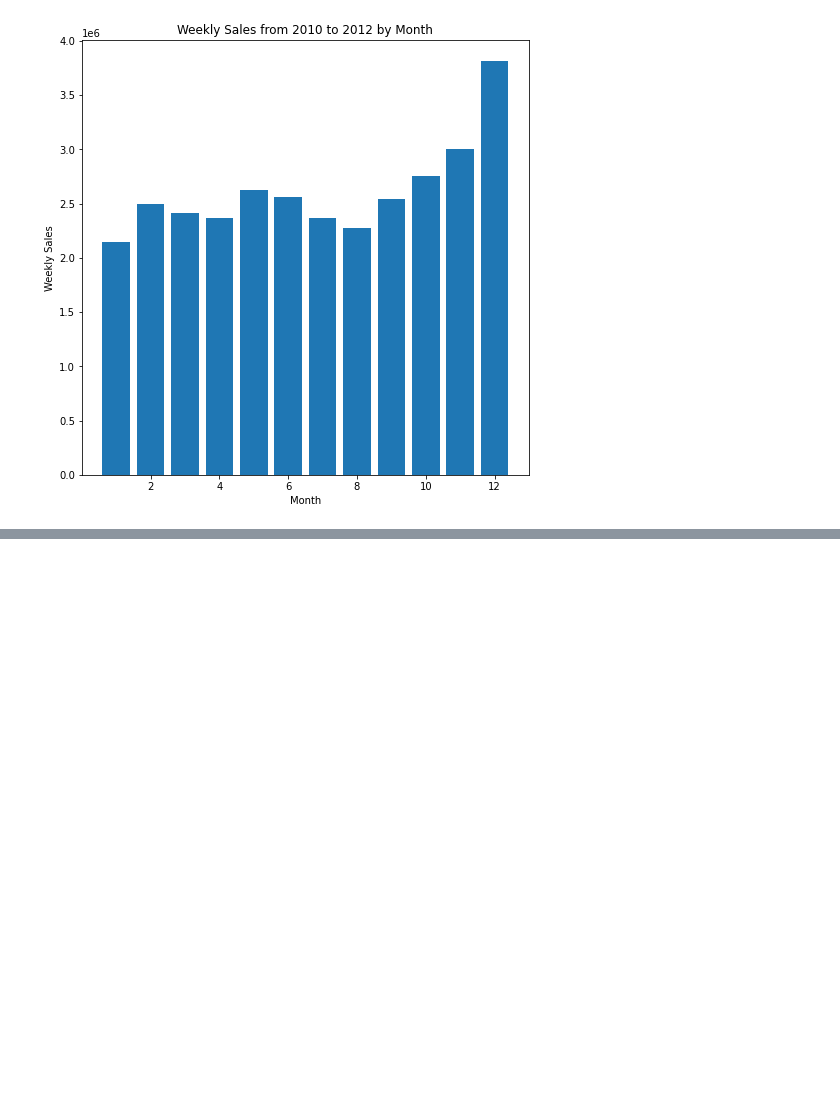
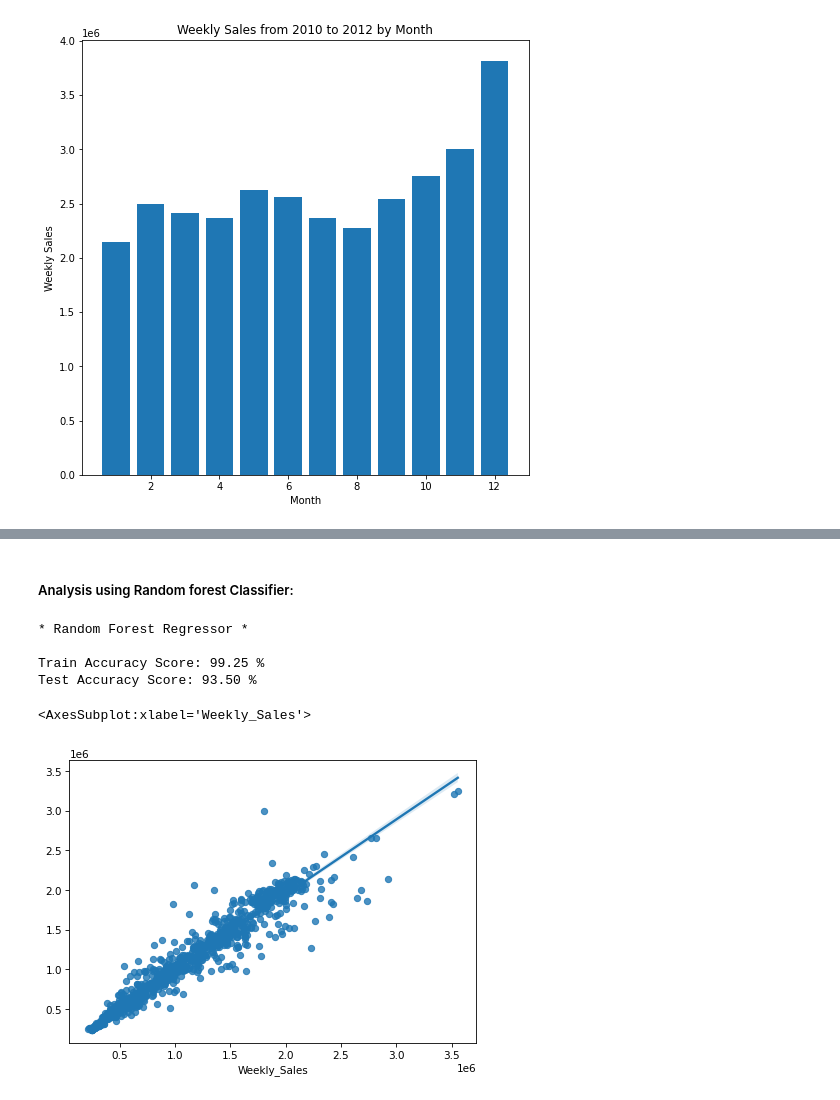
Before and after one commit to docmhvr/DataAnalystAssessment, a Jupyter notebook: Assessment Task3.ipynb, the cells around one changed output, grey strips where cells are left out. Saved outputs shown, nothing was run; the diff lists cells and outputs as text; code cells hidden in the pictures; blank space fills up the shorter version.

Commit message:
Performed prediction using Random forest

```diff
--- a/Assessment Task3.ipynb
+++ b/Assessment Task3.ipynb
@@ -253,0 +260,39 @@ Text(0.5, 1.0, 'Yearly Sales')
+# %%
+# Prepare the training data and labels.
+x = data[['Store', 'Fuel_Price', 'CPI', 'Unemployment', 'Day', 'Month', 'Year']]
+y = data['Weekly_Sales']
+
+# Perform Train & Test split.
+from sklearn.model_selection import train_test_split
+x_train, x_test, y_train, y_test = train_test_split(x, y, test_size=0.2)
+
+# Feature Scaling using StandardScaler
+from sklearn.preprocessing import StandardScaler
+sc = StandardScaler()
+x_train = sc.fit_transform(x_train)
+x_test = sc.fit_transform(x_test)
+# %% [markdown]
+##### Analysis using Random forest Classifier:
+# %%
+# Import Scikit-Learn and related libraries for Random Forest modeling.
+from sklearn.ensemble import RandomForestRegressor
+from sklearn.metrics import r2_score
+
+# Perform Random Forest model training and print out Train & Test Accuracy.
+rfr = RandomForestRegressor()
+rfr.fit(x_train,y_train)
+rfr_y_pred = rfr.predict(x_test)
+
+print('* Random Forest Regressor *\n')
+print('Train Accuracy Score: {0:.2f} %'.format(rfr.score(x_train, y_train)*100))
+print('Test Accuracy Score: {0:.2f} %'.format(r2_score(y_test, rfr_y_pred)*100))
+
+plt.figure(figsize=(7,5), dpi=75)
+sns.regplot(y_test, rfr_y_pred)
+# %% [output]
+* Random Forest Regressor *
+
+Train Accuracy Score: 99.25 %
+Test Accuracy Score: 93.50 %
+<AxesSubplot:xlabel='Weekly_Sales'>
+[figure, added]
```
Also changed, not shown: parts of 2 cells of this notebook.
